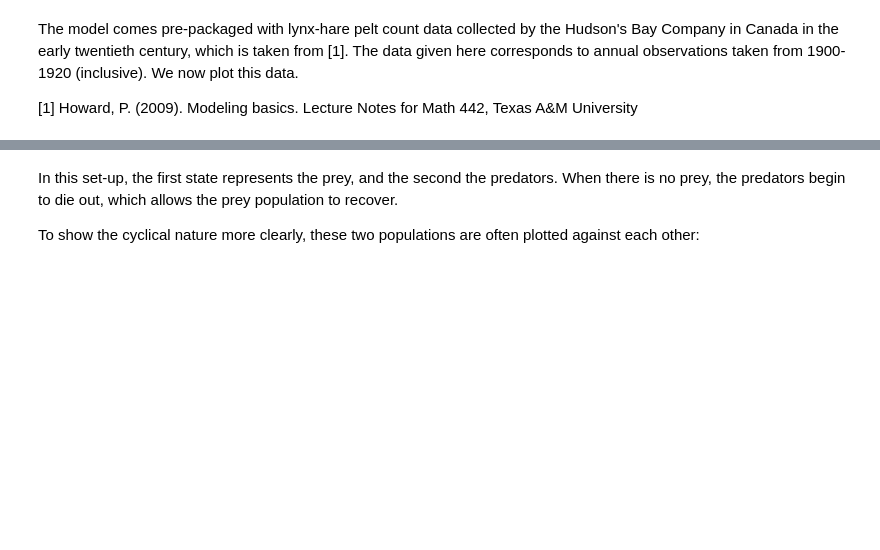
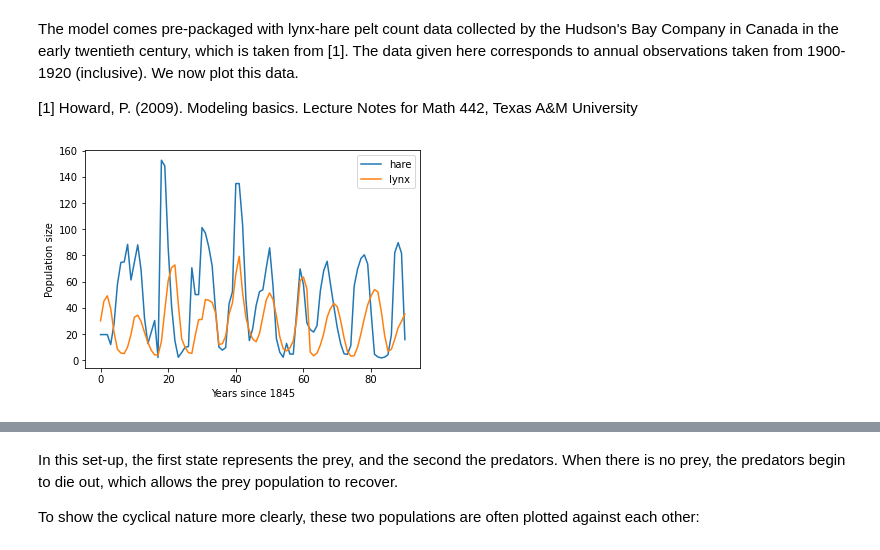
Before and after one commit to siilott/lotka-volterra-wolf-moose, a Jupyter notebook: lynx-hare-lotka-volterra.ipynb, the cells around one changed output, grey strips where cells are left out. Drawn from its saved outputs; the diff is of its cells as text; code cells hidden in the pictures; blank space fills up the shorter version.

Commit message:
Plotted lynx hare data for years since 1845.

```diff
--- a/lynx-hare-lotka-volterra.ipynb
+++ b/lynx-hare-lotka-volterra.ipynb
@@ -32,6 +37,25 @@ taken from 1900-1920 (inclusive). We now plot this data.
 
 [1] Howard, P. (2009). Modeling basics. Lecture Notes for Math 442,
            Texas A&M University
+# %%
+def load_lynx_hare_data(file_location):
+    names = ["year", "hare", "lynx"]
+    df = pd.read_csv(file_location, header=None, names=names)
+    return df
+
+df = load_lynx_hare_data("lynxhare.csv")
+df['modified time'] = df['year'] - 1845
+mod_times = df['modified time'].values
+observed_data = df[['hare', 'lynx']].values
+
+plt.figure()
+plt.xlabel('Years since 1845')
+plt.ylabel('Population size')
+plt.plot(mod_times,  observed_data)
+plt.legend(['hare', 'lynx'])
+plt.show()
+# %% [output]
+[figure, added]
 # %%
 times = model.suggested_times()
 values = model.suggested_values()
```
Also changed, not shown: parts of 3 cells of this notebook.
